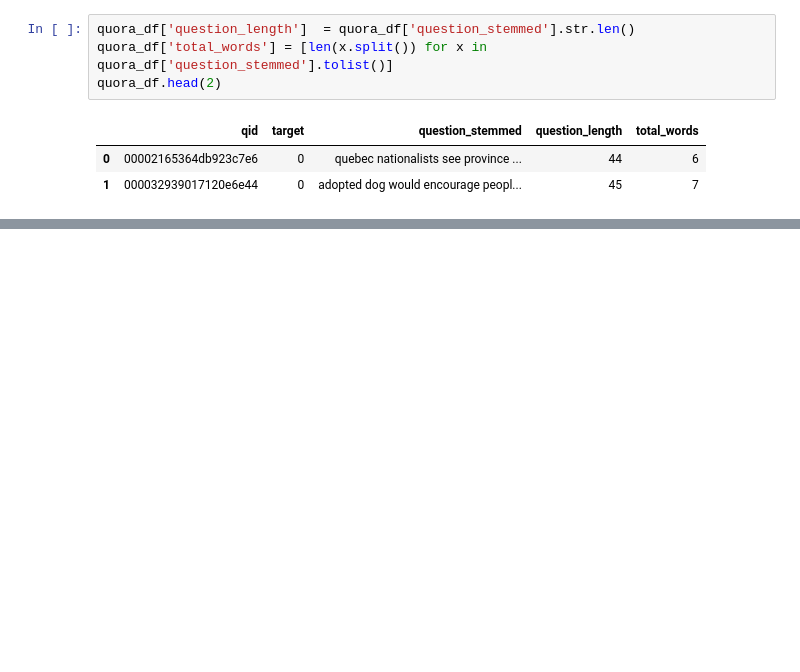
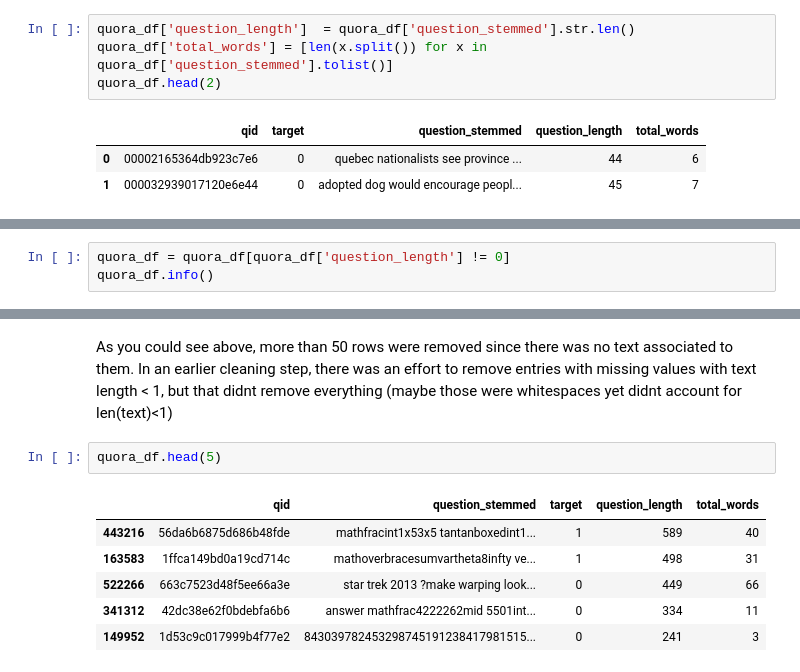
Before and after one commit to shalin4788/Springboard-Do-not-refer-, a Jupyter notebook: Capstone Two/Quora Insincere Capstone Data Wrangling.ipynb, the cells around one changed output, grey strips where cells are left out. Saved outputs shown, nothing was run; the diff lists cells and outputs as text; blank space fills up the shorter version.

```diff
--- a/Capstone Two/Quora Insincere Capstone Data Wrangling.ipynb
+++ b/Capstone Two/Quora Insincere Capstone Data Wrangling.ipynb
@@ -407,0 +412,3 @@ quora_df.head(10)
+# %%
+quora_df = quora_df[quora_df['question_length'] != 0]
+quora_df.info()
@@ -407,0 +428,11 @@ quora_df.head(10)
+# %% [markdown]
+As you could see above, more than 50 rows were removed since there was no text associated to them. In an earlier cleaning step, there was an effort to remove entries with missing values with text length < 1, but that didnt remove everything (maybe those were whitespaces yet didnt account for len(text)<1)
+# %%
+quora_df.head(5)
+# %% [output]
+|  | qid | question_stemmed | target | question_length | total_words |
+| 443216 | 56da6b6875d686b48fde | mathfracint1x53x5 tantanboxedint1... | 1 | 589 | 40 |
+| 163583 | 1ffca149bd0a19cd714c | mathoverbracesumvartheta8infty ve... | 1 | 498 | 31 |
+| 522266 | 663c7523d48f5ee66a3e | star trek 2013 ?make warping look... | 0 | 449 | 66 |
+| 341312 | 42dc38e62f0bdebfa6b6 | answer mathfrac4222262mid 5501int... | 0 | 334 | 11 |
+| 149952 | 1d53c9c017999b4f77e2 | 843039782453298745191238417981515... | 0 | 241 | 3 |
```
Also changed, not shown: parts of 15 cells of this notebook.
